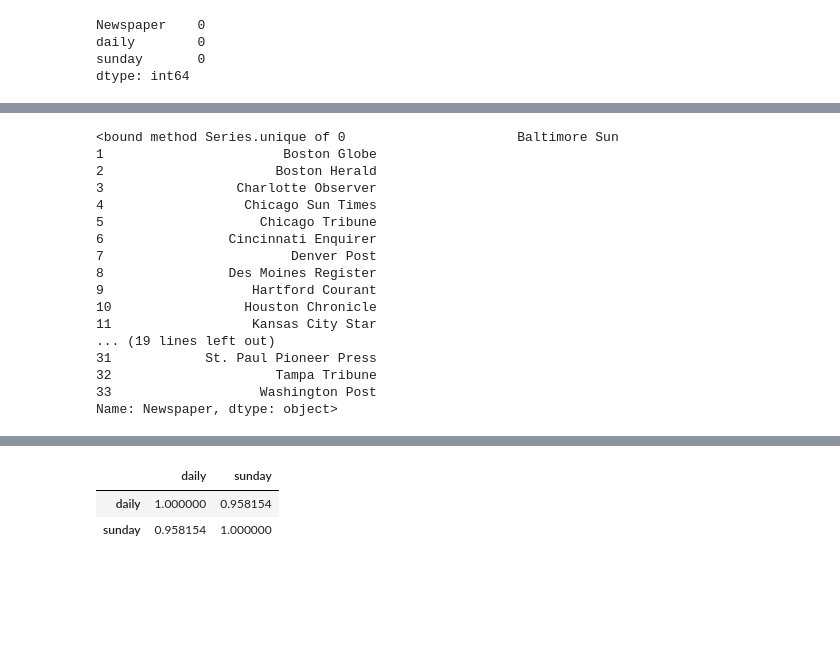
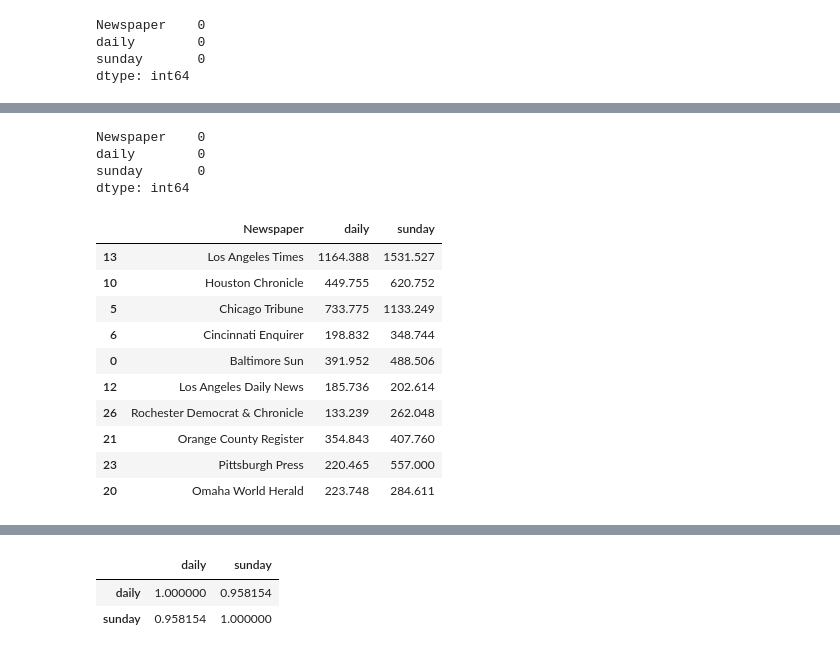
Before and after one commit to Rahul-Chandra-Karupakala/Python_codes, a Jupyter notebook: AD(3-2-25).ipynb, the cells around one changed output, grey strips where cells are left out. Saved outputs shown, nothing was run; the diff lists cells and outputs as text; code cells hidden in the pictures; blank space fills up the shorter version.

```diff
--- a/AD(3-2-25).ipynb
+++ b/AD(3-2-25).ipynb
@@ -51,20 +67,21 @@ plt.show()
-# %%
-df.Newspaper.unique
-# %% [output]
-<bound method Series.unique of 0                      Baltimore Sun
-1                       Boston Globe
-2                      Boston Herald
-3                 Charlotte Observer
-4                  Chicago Sun Times
-5                    Chicago Tribune
-6                Cincinnati Enquirer
-7                        Denver Post
-8                Des Moines Register
-9                   Hartford Courant
-10                 Houston Chronicle
-11                  Kansas City Star
-... (19 lines left out)
-31            St. Paul Pioneer Press
-32                     Tampa Tribune
-33                   Washington Post
-Name: Newspaper, dtype: object>
+# %%
+data.isna().sum()
+# %% [output]
+Newspaper    0
+daily        0
+sunday       0
+dtype: int64
+# %%
+data.sample(10)
+# %% [output]
+|  | Newspaper | daily | sunday |
+| 13 | Los Angeles Times | 1164.388 | 1531.527 |
+| 10 | Houston Chronicle | 449.755 | 620.752 |
+| 5 | Chicago Tribune | 733.775 | 1133.249 |
+| 6 | Cincinnati Enquirer | 198.832 | 348.744 |
+| 0 | Baltimore Sun | 391.952 | 488.506 |
+| 12 | Los Angeles Daily News | 185.736 | 202.614 |
+| 26 | Rochester Democrat & Chronicle | 133.239 | 262.048 |
+| 21 | Orange County Register | 354.843 | 407.760 |
+| 23 | Pittsburgh Press | 220.465 | 557.000 |
+| 20 | Omaha World Herald | 223.748 | 284.611 |
```
Also changed, not shown: parts of 23 cells of this notebook, 2 other files.
